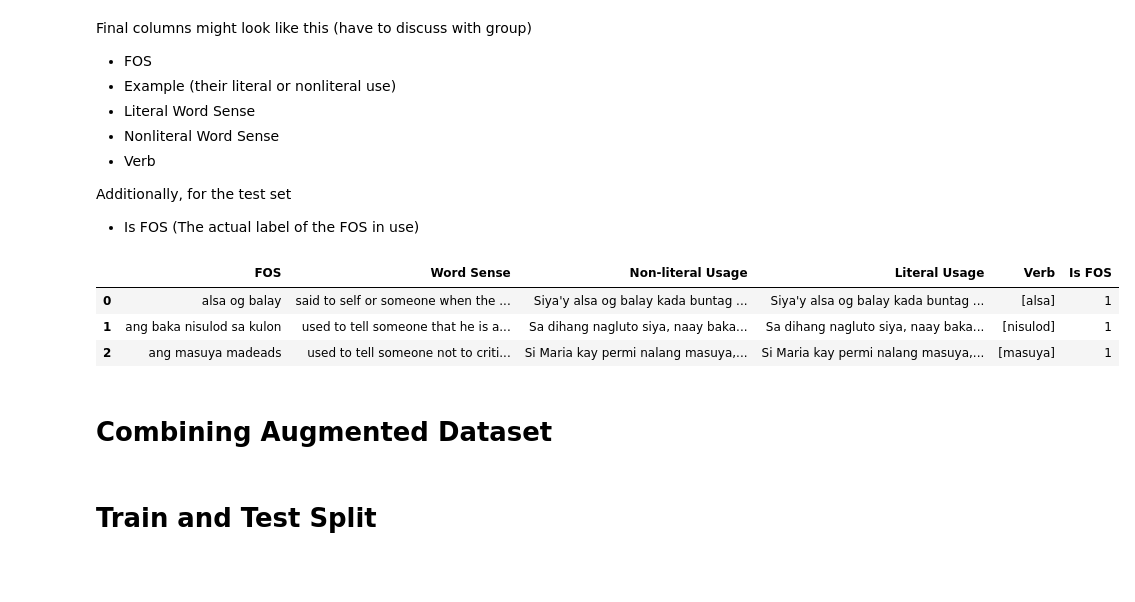
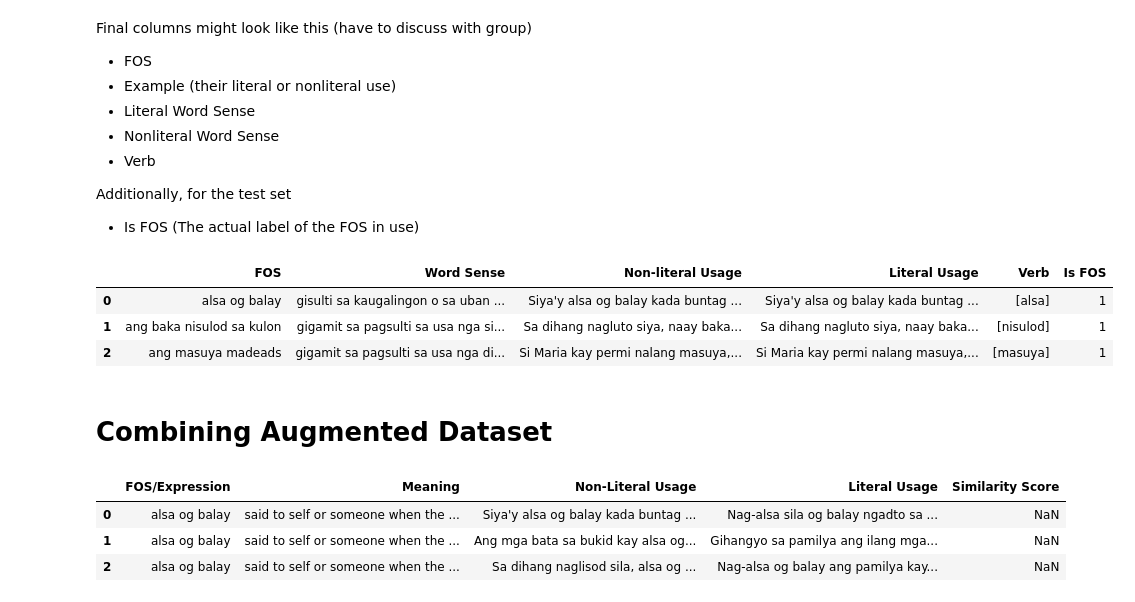
Before and after one commit to MiguelPartosa/Thesis-FOS-BinaryClass-WSD, a Jupyter notebook: Thesis_Implementation_1_2.ipynb, the cells around one changed output. Saved outputs shown, nothing was run; the diff lists cells and outputs as text; code cells hidden in the pictures; blank space fills up the shorter version.

```diff
--- a/Thesis_Implementation_1_2.ipynb
+++ b/Thesis_Implementation_1_2.ipynb
@@ -382,17 +386,17 @@ Additionally, for the test set
 # %%
 # TO remove, df_dataset is created as soon as the first operations fo data transformation is done on previous dataframe
 df_dataset = pd.DataFrame(
     {'FOS': df_translated['Fos'],
-    'Word Sense' : df_translated['Meaning_en'],
-    'Non-literal Usage' : df_translated['Examples'],
-    'Literal Usage' : df_translated['Examples'],
-    'Verb' : df_translated['Verbs'],
-    'Is FOS': df_translated['Figure of Speech']
-    })
+     'Word Sense': df_translated['Translated Word Sense'],
+     'Non-literal Usage': df_translated['Examples'],
+     'Literal Usage': df_translated['Examples'],
+     'Verb': df_translated['Verbs'],
+     'Is FOS': df_translated['Figure of Speech']
+     })
 df_dataset.head(3)
 # %% [output]
 |  | FOS | Word Sense | Non-literal Usage | Literal Usage | Verb | Is FOS |
-| 0 | alsa og balay | said to self or someone when the ... | Siya'y alsa og balay kada buntag ... | Siya'y alsa og balay kada buntag ... | [alsa] | 1 |
-| 1 | ang baka nisulod sa kulon | used to tell someone that he is a... | Sa dihang nagluto siya, naay baka... | Sa dihang nagluto siya, naay baka... | [nisulod] | 1 |
-| 2 | ang masuya madeads | used to tell someone not to criti... | Si Maria kay permi nalang masuya,... | Si Maria kay permi nalang masuya,... | [masuya] | 1 |
+| 0 | alsa og balay | gisulti sa kaugalingon o sa uban ... | Siya'y alsa og balay kada buntag ... | Siya'y alsa og balay kada buntag ... | [alsa] | 1 |
+| 1 | ang baka nisulod sa kulon | gigamit sa pagsulti sa usa nga si... | Sa dihang nagluto siya, naay baka... | Sa dihang nagluto siya, naay baka... | [nisulod] | 1 |
+| 2 | ang masuya madeads | gigamit sa pagsulti sa usa nga di... | Si Maria kay permi nalang masuya,... | Si Maria kay permi nalang masuya,... | [masuya] | 1 |
 # %%
@@ -400,4 +406,10 @@ df_dataset.to_excel("../../Dataset/Template_Unexpanded", index=False)
 # %% [markdown]
 # Combining Augmented Dataset
-# %% [markdown]
-# Train and Test Split
+# %%
+df_augmented = pd.read_excel('../../Dataset/Augmented_Dataset.xlsx')
+df_augmented.head(3)
+# %% [output]
+|  | FOS/Expression | Meaning | Non-Literal Usage | Literal Usage | Similarity Score |
+| 0 | alsa og balay | said to self or someone when the ... | Siya'y alsa og balay kada buntag ... | Nag-alsa sila og balay ngadto sa ... | NaN |
+| 1 | alsa og balay | said to self or someone when the ... | Ang mga bata sa bukid kay alsa og... | Gihangyo sa pamilya ang ilang mga... | NaN |
+| 2 | alsa og balay | said to self or someone when the ... | Sa dihang naglisod sila, alsa og ... | Nag-alsa og balay ang pamilya kay... | NaN |
```
Also changed, not shown: parts of 20 cells of this notebook, 12 other files.
